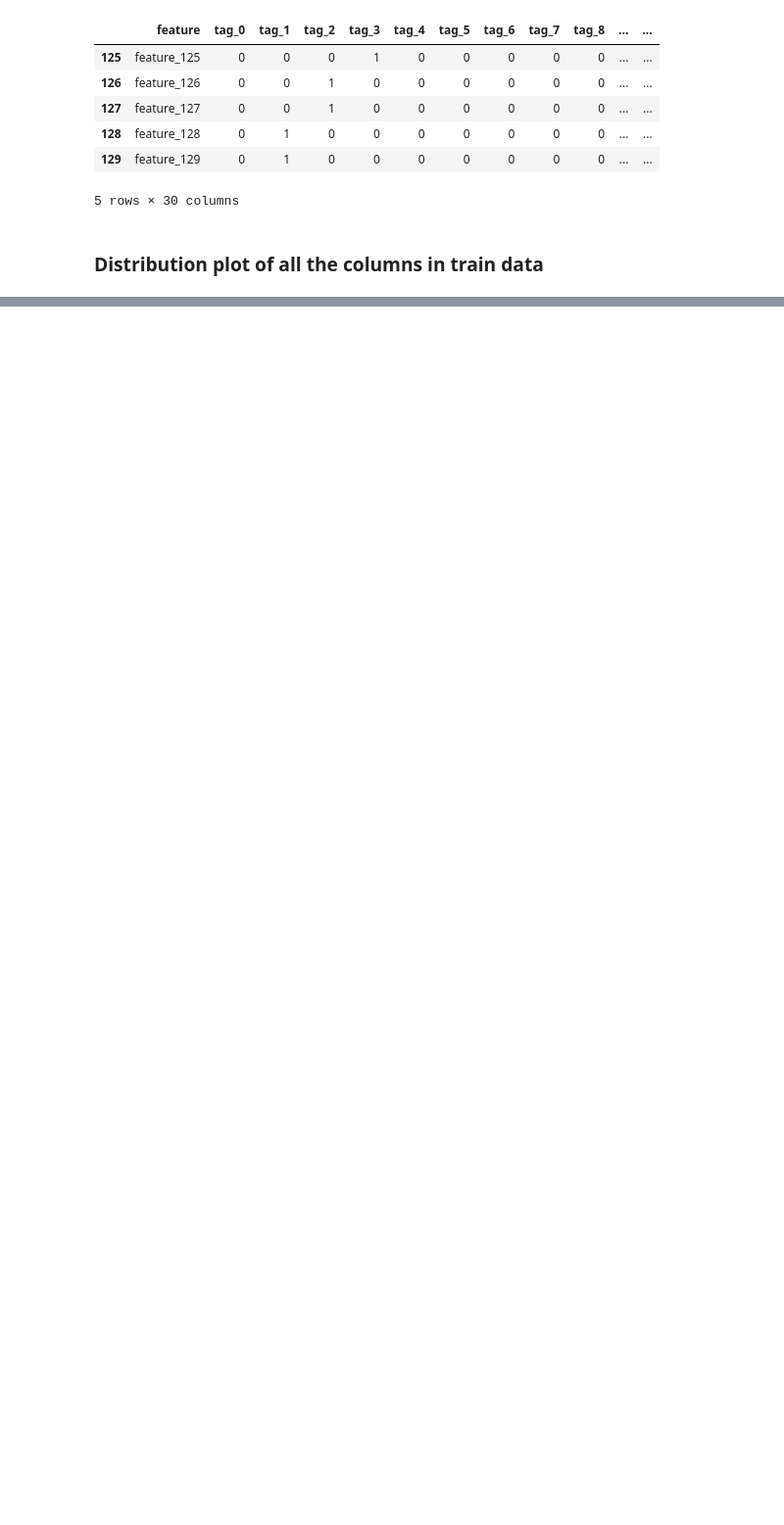
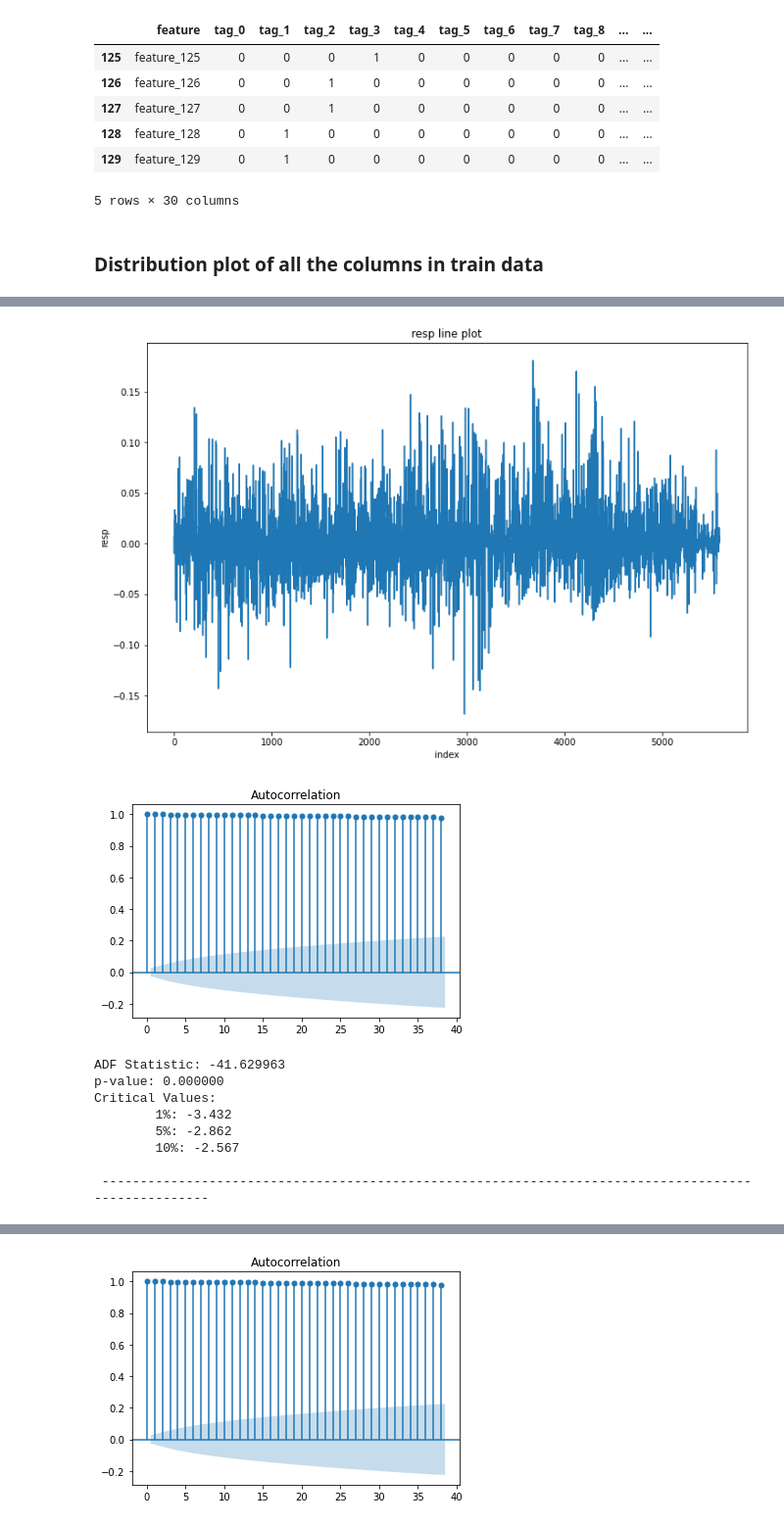
Before and after one commit to ahmadsayeb/jane_street, a Jupyter notebook: jane_street.ipynb, the cells around one changed output, grey strips where cells are left out. Shown at 98% size. Cells and saved outputs as stored; diff of their text form; code cells hidden in the pictures; blank space fills up the shorter version.

Commit message:
action and profit columns created, a plot function defined

```diff
--- a/jane_street.ipynb
+++ b/jane_street.ipynb
@@ -178,10 +178,10 @@ cols_to_del = []
 for name_1, name_2 in high_corr:
     cols_to_del.append(name_2)
 
-#remove duplicates and remove ts_id, resp and weight
+#remove duplicates and remove ts_id, resp
 cols_to_del = list(dict.fromkeys(cols_to_del))
 cols_to_del.remove('ts_id')
 cols_to_del.remove('resp')
 
 #drop the columns
-train_df.drop(cols_to_del,axis=1)
+train_df.drop(cols_to_del,axis=1,inplace=True)
@@ -281,0 +188,3 @@ high_corr
+# %%
+#fill the missing values in a column with mean
+train_df.fillna(train_df.mean(),inplace=True)
@@ -281,0 +193,47 @@ high_corr
+# %%
+#create two new features, action and profit
+train_df['action'] = (train_df['resp'].values > 0).astype('int')
+train_df['profit'] = train_df['resp'].multiply(train_df['weight'])
+# %%
+def resp_plot(data, col_1):
+    '''This function plots the responses of the data and provides
+    the Dickey-Fuller test parameters. p values greater 0.05
+    indicates a non-stationary data.
+
+    @param data: Dataframe
+    @param col_1: Column of the dataframe
+    '''
+    x = data.index
+    y = data[col_1].values
+    plt.figure(figsize=(12,8))
+    plt.plot(x,y)
+    plt.xlabel('index')
+    plt.ylabel(col_1)
+    plt.title(col_1 + ' line plot')
+    plot_acf(x)
+    plt.show()
+    result = adfuller(y)
+    print('ADF Statistic: %f' % result[0])
+    print('p-value: %f' % result[1])
+    print('Critical Values:')
+    for key, value in result[4].items():
+        print('\t%s: %.3f' % (key, value))
+    print("\n",'-----'*20,'\n')
+# %%
+#smaller version of data
+train_small = train_df.loc[train_df.date==0]
+
+#calling the resp_plot function for resp and resp_1
+resp_plot(train_small,'resp')
+resp_plot(train_small, 'resp_1')
+# %% [output]
+[figure, added]
+[figure, added]
+ADF Statistic: -41.629963
+p-value: 0.000000
+Critical Values:
+        1%: -3.432
+        5%: -2.862
+        10%: -2.567
+
+ ----------------------------------------------------------------------------------------------------
@@ -281,0 +241 @@ high_corr
+[figure, added]
```
Also changed, not shown: parts of 16 cells of this notebook.
